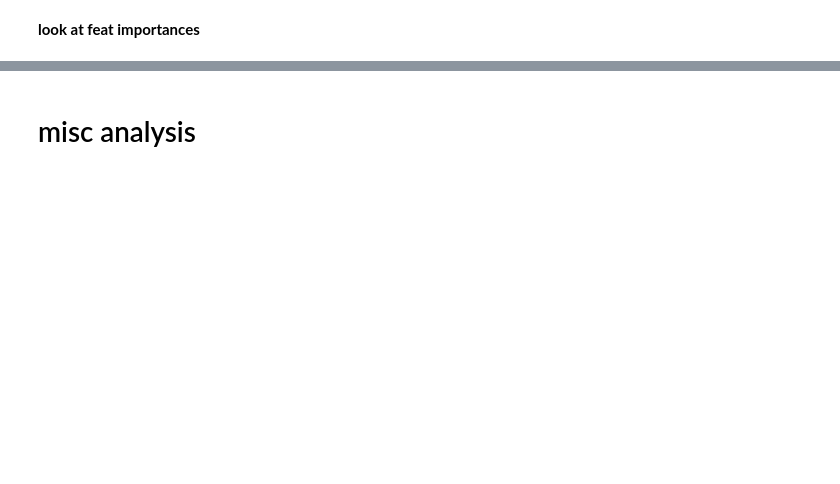
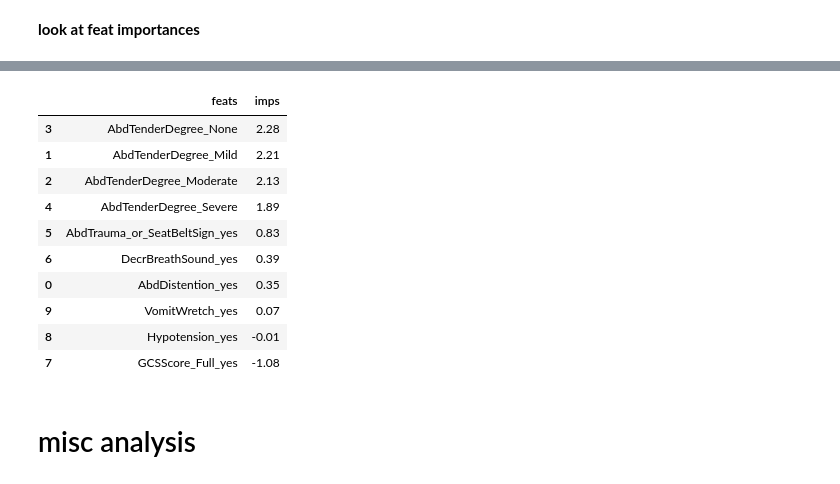
Before and after one commit to csinva/iai-clinical-decision-rule, a Jupyter notebook: 05_analyze.ipynb, the cells around one changed output, grey strips where cells are left out. Saved outputs shown, nothing was run; the diff lists cells and outputs as text; code cells hidden in the pictures; blank space fills up the shorter version.

```diff
--- a/05_analyze.ipynb
+++ b/05_analyze.ipynb
@@ -171,3 +94,26 @@ r
+# %%
+best_model = 'logistic_select_stab_lasso=6_sample_weights=750' #logistic_select_rf=5_smote=5'
+r = results
+r = r[r.index.str.contains(best_model)].iloc[0]
+d = pd.DataFrame.from_dict({
+    'feats': r['feat_names_selected'],
+    'imps': r['imps_best'],
+})
+d = d.iloc[np.argsort(d['imps'])[::-1]]
+d = d.round(2)
+d.fillna(0).style.background_gradient(cmap=cm) #, axis=0) #, subset=subset) # rows differently colored
+# %% [output]
+|  | feats | imps |
+| 3 | AbdTenderDegree_None | 2.28 |
+| 1 | AbdTenderDegree_Mild | 2.21 |
+| 2 | AbdTenderDegree_Moderate | 2.13 |
+| 4 | AbdTenderDegree_Severe | 1.89 |
+| 5 | AbdTrauma_or_SeatBeltSign_yes | 0.83 |
+| 6 | DecrBreathSound_yes | 0.39 |
+| 0 | AbdDistention_yes | 0.35 |
+| 9 | VomitWretch_yes | 0.07 |
+| 8 | Hypotension_yes | -0.01 |
+| 7 | GCSScore_Full_yes | -1.08 |
 # %% [markdown]
 # misc analysis
 # %%
```
Also changed, not shown: parts of 5 cells of this notebook, 4 other files.
